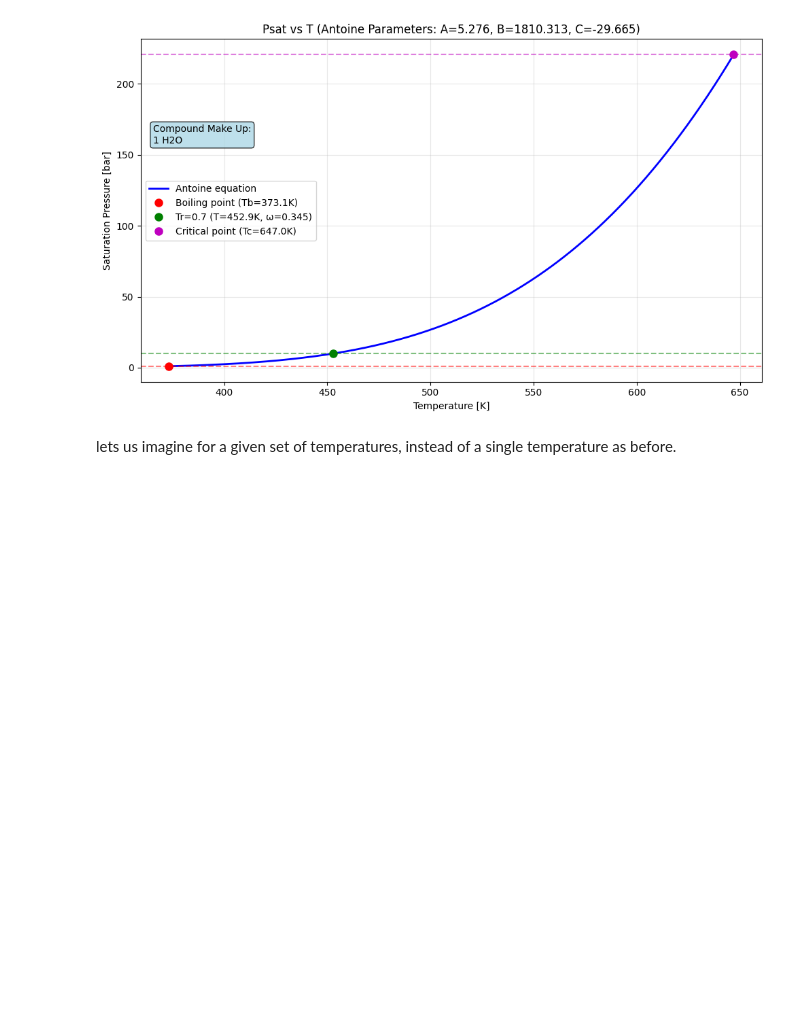
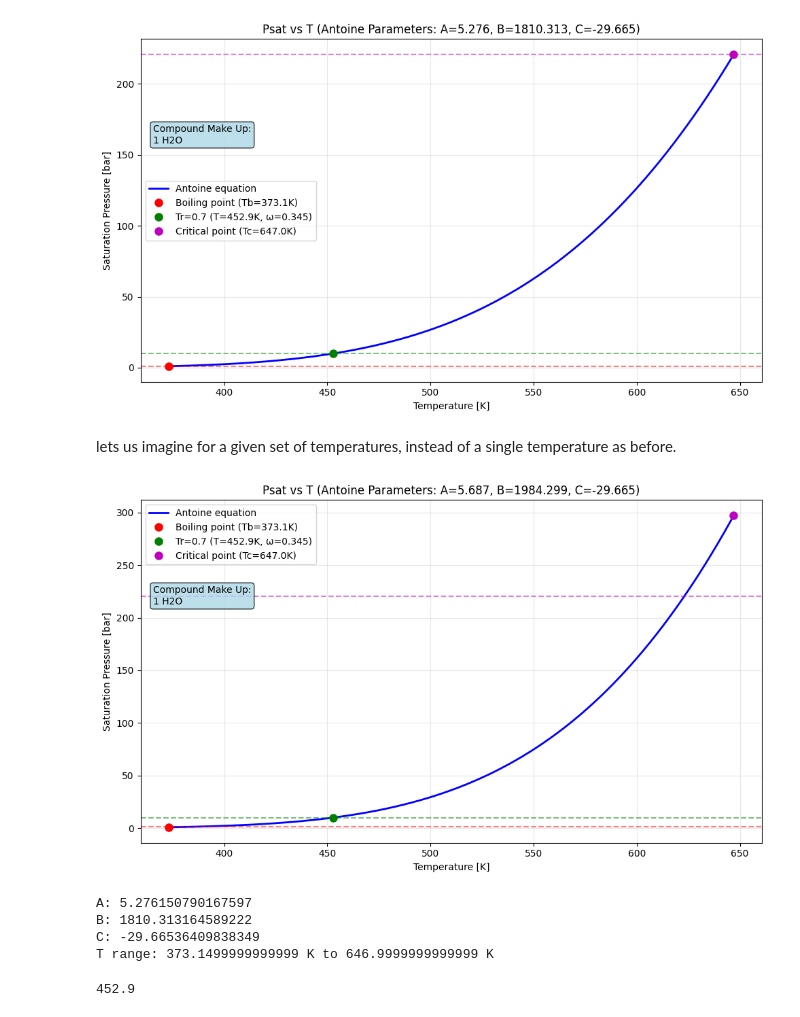
Before and after one commit to arnaou/camd_iss, a Jupyter notebook: tutorials/Validate_Antoine.ipynb, the cells around one changed output. Cells and saved outputs as stored; diff of their text form; code cells hidden in the pictures; blank space fills up the shorter version.

Commit message:
implemented 2 other method for antoine parameters

```diff
--- a/tutorials/Validate_Antoine.ipynb
+++ b/tutorials/Validate_Antoine.ipynb
@@ -134,11 +154,30 @@ plot_psat(A=results['A'],
 # %% [markdown]
 lets us imagine for a given set of temperatures,  instead of a single temperature as before.
 # %%
-# create range of temperature:
-import numpy as np
-T = np.linspace(critical_props['tb'], critical_props['tc'], 100)  # K
-# calculate the saturated vapour pressure
-psat = antoine_calc.antoine_correlation(A=results['A'],
-                                        B=results['B'],
-                                        C=results['C'],
-                                        T=T)
+plot_psat(A=results['A0'],
+          B=results['B0'],
+          C=results['C0'],
+          tb=critical_props['tb'],
+          tc=critical_props['tc'],
+          pc=critical_props['pc'],
+          ac =critical_props['ac'],
+          compound_name='compound',
+          compound=compound)
+# %% [output]
+[figure, added]
+# %%
+# print the anointe parameters
+print(f"A: {results['A']}")
+print(f"B: {results['B']}")
+print(f"C: {results['C']}")
+# print the range of T: tb to Tc
+print(f"T range: {critical_props['tb']} K to {critical_props['tc']} K")
+# %% [output]
+A: 5.276150790167597
+B: 1810.313164589222
+C: -29.66536409838349
+T range: 373.1499999999999 K to 646.9999999999999 K
+# %%
+647 * 0.7
+# %% [output]
+452.9
```
Also changed, not shown: parts of 9 cells of this notebook, 11 other files.
